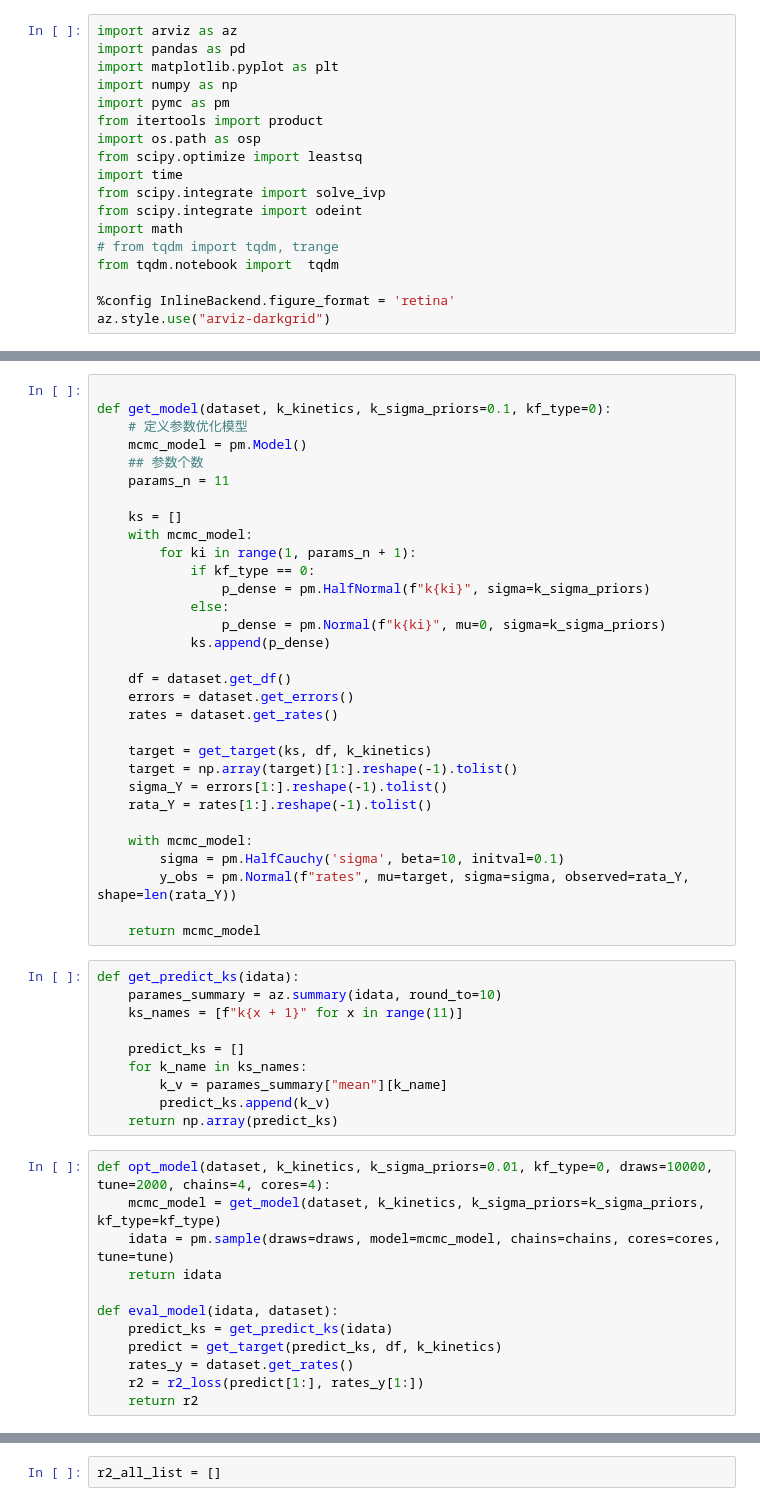
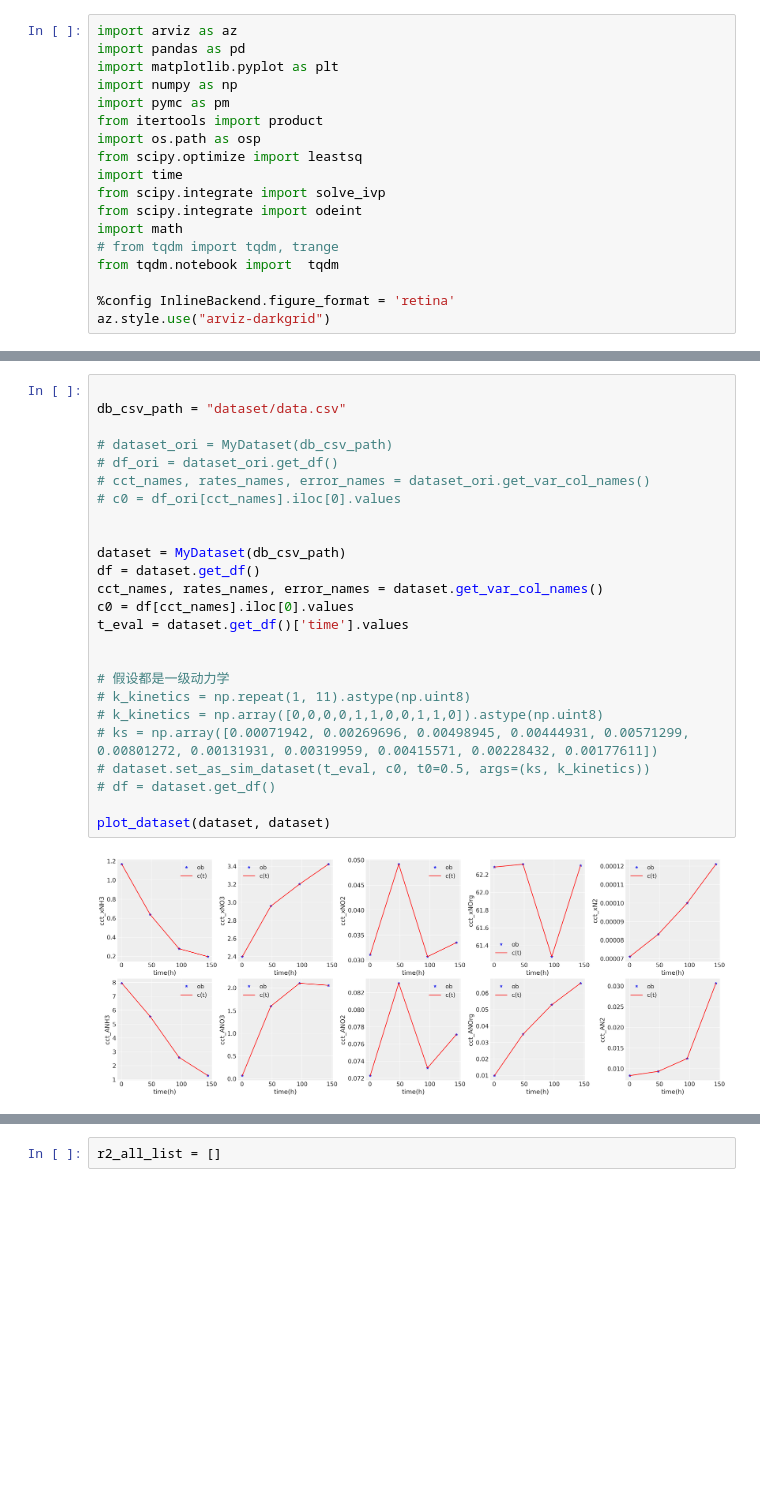
Before and after one commit to makaspacex/N15Tracing, a Jupyter notebook: research-lsq-rk.ipynb, the cells around one changed output, grey strips where cells are left out. Drawn from its saved outputs; the diff is of its cells as text; blank space fills up the shorter version.

```diff
--- a/research-lsq-rk.ipynb
+++ b/research-lsq-rk.ipynb
@@ -39,56 +41,30 @@ from core_lib import MyDataset, r2_loss,  get_dcdts_for_scipy, get_target
-# %%
-
-def get_model(dataset, k_kinetics, k_sigma_priors=0.1, kf_type=0):
-    # 定义参数优化模型
-    mcmc_model = pm.Model()
-    ## 参数个数
-    params_n = 11
-
-    ks = []
-    with mcmc_model:
-        for ki in range(1, params_n + 1):
-            if kf_type == 0:
-                p_dense = pm.HalfNormal(f"k{ki}", sigma=k_sigma_priors)
-            else:
-                p_dense = pm.Normal(f"k{ki}", mu=0, sigma=k_sigma_priors)
-            ks.append(p_dense)
-
-    df = dataset.get_df()
-    errors = dataset.get_errors()
-    rates = dataset.get_rates()
-
-    target = get_target(ks, df, k_kinetics)
-    target = np.array(target)[1:].reshape(-1).tolist()
-    sigma_Y = errors[1:].reshape(-1).tolist()
-    rata_Y = rates[1:].reshape(-1).tolist()
-
-    with mcmc_model:
-        sigma = pm.HalfCauchy('sigma', beta=10, initval=0.1)
-        y_obs = pm.Normal(f"rates", mu=target, sigma=sigma, observed=rata_Y, shape=len(rata_Y))
-
-    return mcmc_model
-# %%
-def get_predict_ks(idata):
-    parames_summary = az.summary(idata, round_to=10)
-    ks_names = [f"k{x + 1}" for x in range(11)]
-
-    predict_ks = []
-    for k_name in ks_names:
-        k_v = parames_summary["mean"][k_name]
-        predict_ks.append(k_v)
-    return np.array(predict_ks)
-# %%
-def opt_model(dataset, k_kinetics, k_sigma_priors=0.01, kf_type=0, draws=10000, tune=2000, chains=4, cores=4):
-    mcmc_model = get_model(dataset, k_kinetics, k_sigma_priors=k_sigma_priors, kf_type=kf_type)
-    idata = pm.sample(draws=draws, model=mcmc_model, chains=chains, cores=cores, tune=tune)
-    return idata
-
-def eval_model(idata, dataset):
-    predict_ks = get_predict_ks(idata)
-    predict = get_target(predict_ks, df, k_kinetics)
-    rates_y = dataset.get_rates()
-    r2 = r2_loss(predict[1:], rates_y[1:])
-    return r2
+# %%
+
+db_csv_path = "dataset/data.csv"
+
+# dataset_ori = MyDataset(db_csv_path)
+# df_ori = dataset_ori.get_df()
+# cct_names, rates_names, error_names = dataset_ori.get_var_col_names()
+# c0 = df_ori[cct_names].iloc[0].values
+
+
+dataset = MyDataset(db_csv_path)
+df = dataset.get_df()
+cct_names, rates_names, error_names = dataset.get_var_col_names()
+c0 = df[cct_names].iloc[0].values
+t_eval = dataset.get_df()['time'].values
+
+
+# 假设都是一级动力学
+# k_kinetics = np.repeat(1, 11).astype(np.uint8)
+# k_kinetics = np.array([0,0,0,0,1,1,0,0,1,1,0]).astype(np.uint8)
+# ks = np.array([0.00071942, 0.00269696, 0.00498945, 0.00444931, 0.00571299, 0.00801272, 0.00131931, 0.00319959, 0.00415571, 0.00228432, 0.00177611])
+# dataset.set_as_sim_dataset(t_eval, c0, t0=0.5, args=(ks, k_kinetics))
+# df = dataset.get_df()
+
+plot_dataset(dataset, dataset)
+# %% [output]
+[figure, added]
 # %%
 
 def ltq_fit_rk(dataset, t_eval, c0,   k_kinetics, maxfev=2400, plot_trace=False, show_process=True, pbar=None):
```
Also changed, not shown: parts of 7 cells of this notebook.
